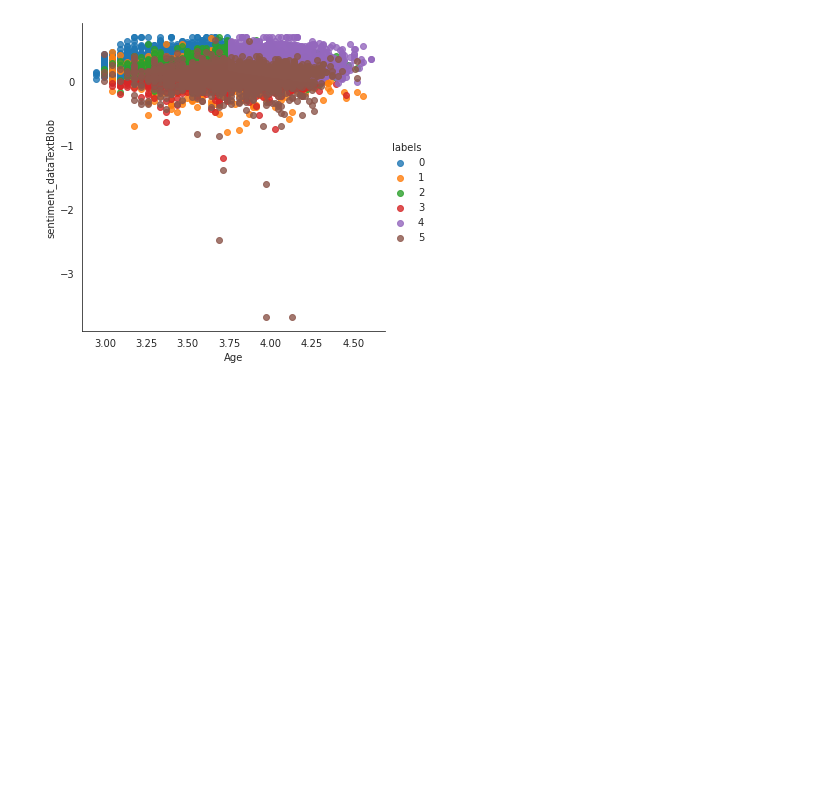
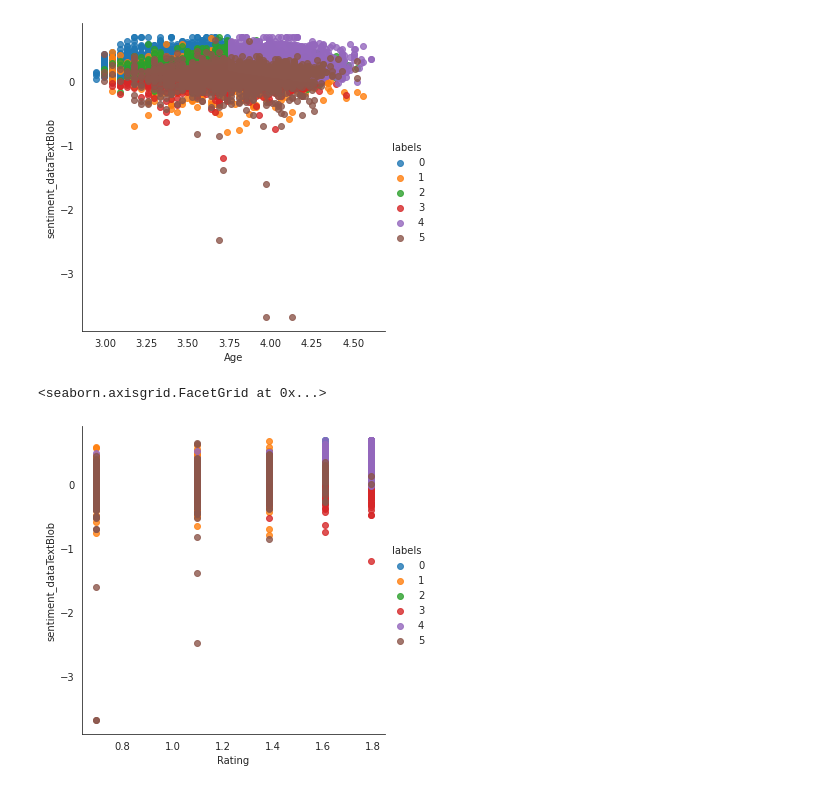
Before and after one commit to IshantWadhwa4/Machine_Learning, a Jupyter notebook: UnsupervisedLearning/Clustering/KMean/Kmean.ipynb, the cells around one changed output. Drawn from its saved outputs; the diff is of its cells as text; code cells hidden in the pictures; blank space fills up the shorter version.

```diff
--- a/UnsupervisedLearning/Clustering/KMean/Kmean.ipynb
+++ b/UnsupervisedLearning/Clustering/KMean/Kmean.ipynb
@@ -302,3 +302,8 @@ sns.lmplot(x='Age',y='sentiment_dataTextBlob',data=review_data,hue='labels',fit_
 # %% [output]
 <seaborn.axisgrid.FacetGrid at 0x...>
 [figure]
+# %%
+sns.lmplot(x='Rating',y='sentiment_dataTextBlob',data=review_data,hue='labels',fit_reg=False)
+# %% [output]
+<seaborn.axisgrid.FacetGrid at 0x...>
+[figure, added]
```
Also changed, not shown: parts of 3 cells of this notebook.
